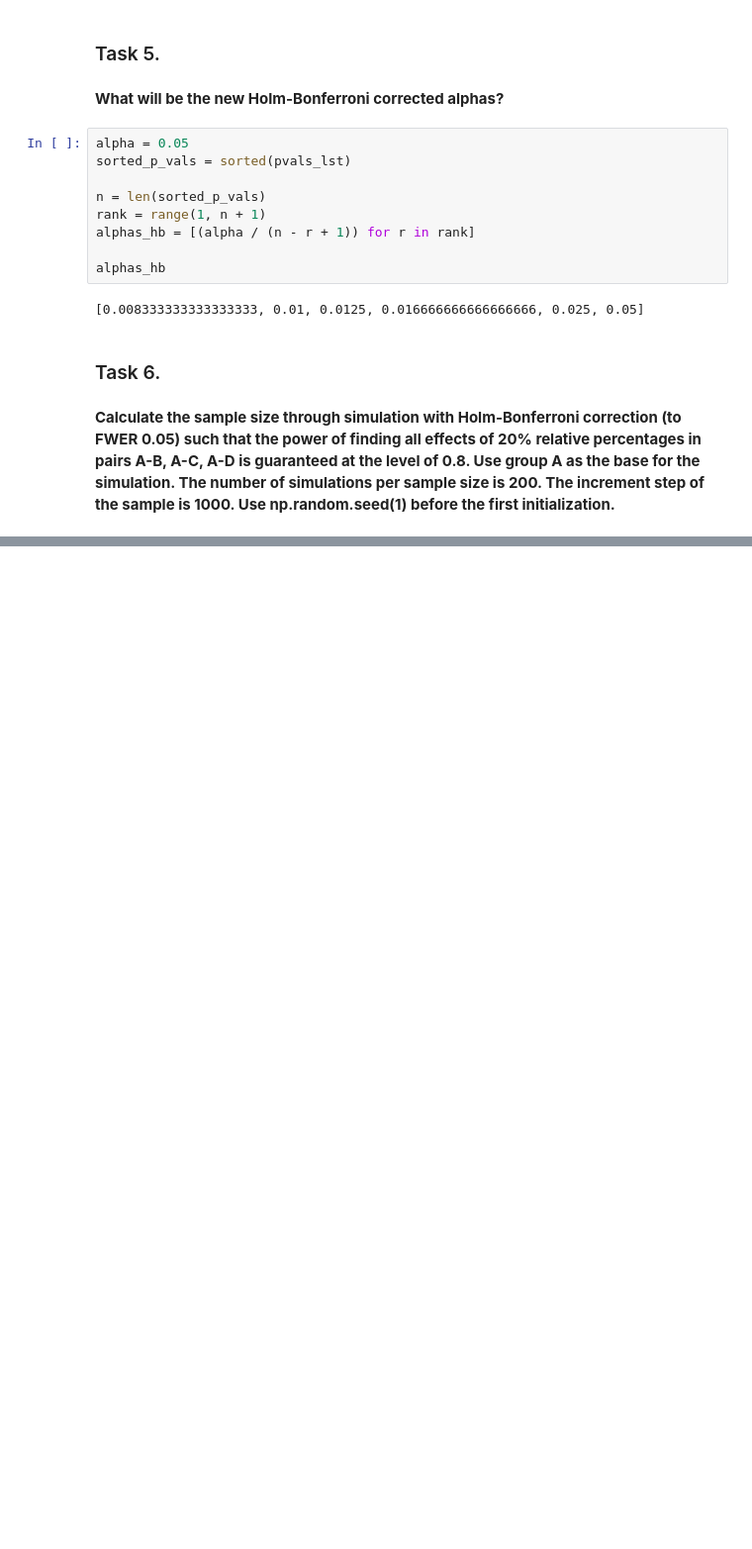
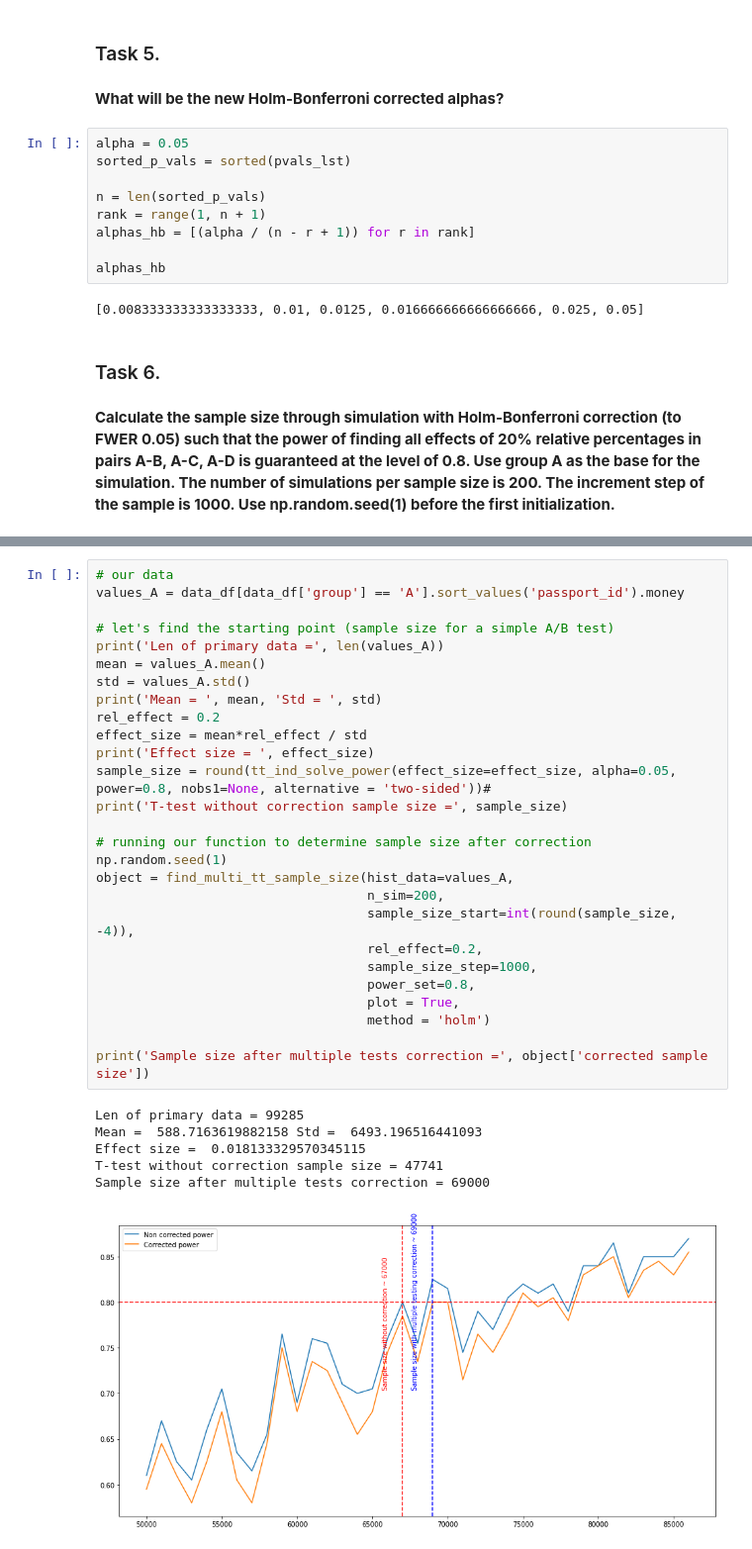
Before and after one commit to nktnlx/advanced_data_analysis_course, a Jupyter notebook: 03_ab_testing/06_multiple_comparisons.ipynb, the cells around one changed output, grey strips where cells are left out. Shown: that part at 99% size. Drawn from its saved outputs; the diff is of its cells as text; blank space fills up the shorter version.

```diff
--- a/03_ab_testing/06_multiple_comparisons.ipynb
+++ b/03_ab_testing/06_multiple_comparisons.ipynb
@@ -306,0 +398,34 @@ tbc..
+# %%
+# our data
+values_A = data_df[data_df['group'] == 'A'].sort_values('passport_id').money
+
+# let's find the starting point (sample size for a simple A/B test)
+print('Len of primary data =', len(values_A))
+mean = values_A.mean()
+std = values_A.std()
+print('Mean = ', mean, 'Std = ', std)
+rel_effect = 0.2
+effect_size = mean*rel_effect / std
+print('Effect size = ', effect_size)
+sample_size = round(tt_ind_solve_power(effect_size=effect_size, alpha=0.05, power=0.8, nobs1=None, alternative = 'two-sided'))#
+print('T-test without correction sample size =', sample_size)
+
+# running our function to determine sample size after correction
+np.random.seed(1)
+object = find_multi_tt_sample_size(hist_data=values_A,
+                                   n_sim=200,
+                                   sample_size_start=int(round(sample_size, -4)),
+                                   rel_effect=0.2,
+                                   sample_size_step=1000,
+                                   power_set=0.8,
+                                   plot = True,
+                                   method = 'holm')
+
+print('Sample size after multiple tests correction =', object['corrected sample size'])
+# %% [output]
+Len of primary data = 99285
+Mean =  588.7163619882158 Std =  6493.196516441093
+Effect size =  0.018133329570345115
+T-test without correction sample size = 47741
+Sample size after multiple tests correction = 69000
+[figure, added]
```
Also changed, not shown: parts of 16 cells of this notebook.
